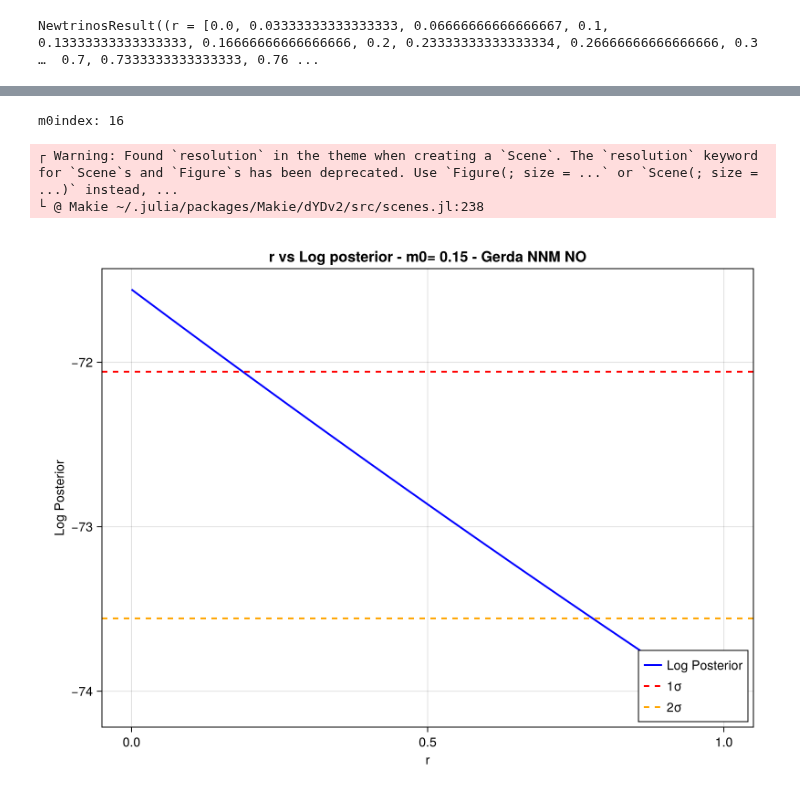
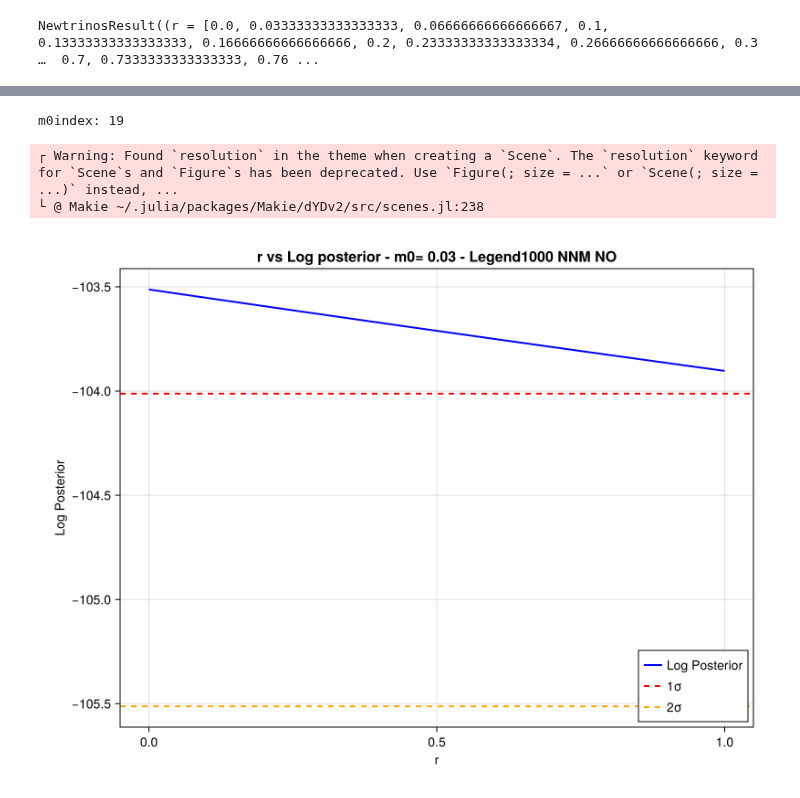
Before and after one commit to philippeller/Newtrinos.jl, a Jupyter notebook: src/experiments/gerda/gerda.ipynb, the cells around one changed output, grey strips where cells are left out. Cells and saved outputs as stored; diff of their text form; code cells hidden in the pictures.

```diff
--- a/src/experiments/gerda/gerda.ipynb
+++ b/src/experiments/gerda/gerda.ipynb
@@ -184,8 +184,8 @@ rindex: 1
 # %%
 
 #value of m0 fixed
-m0fixed =0.15
-m0max=0.3
+m0fixed =0.03
+m0max=0.05
 m0index = round(Int, 31/m0max* m0fixed)
 println("m0index: ", m0index)
 
@@ -201,7 +201,7 @@ fig = Figure(resolution = (800, 600))
 ax = Axis(fig[1, 1],
     xlabel =  String(keys(result.axes)[1]),
     ylabel = "Log Posterior",
-    title = "r vs Log posterior - m0= $m0fixed - Gerda NNM NO",
+    title = "r vs Log posterior - m0= $m0fixed - Legend1000 NNM NO",
     titlesize = 16,
     xlabelsize = 14,
     ylabelsize = 14
@@ -209,33 +209,33 @@ ax = Axis(fig[1, 1],
 
 # Plot the main curve
 lines!(ax, result.axes.r, result.values.log_posterior[:, m0index],
     color = :blue,
     linewidth = 2,
     label = "Log Posterior"
 )
 
 # Add confidence level lines
 hlines!(ax, [sigma_1_threshold],
     color = :red,
     linestyle = :dash,
     linewidth = 2,
     label = "1σ"
 )
 
 hlines!(ax, [sigma_2_threshold],
     color = :orange,
     linestyle = :dash,
     linewidth = 2,
     label = "2σ"
 )
 
 # Add legend
 axislegend(ax, position = :rb)  # right bottom
 
 display("image/png", fig)
-save("/home/sofialon/Newtrinos.jl/aug_plots/gerda/gerda_rLogpost_NNM_IO_N=100_m0=$m0fixed.png", fig)
+save("/home/sofialon/Newtrinos.jl/aug_plots/gerda/legend1000_rLogpost_NNM_NO_N=100_m0=$m0fixed.png", fig)
 # %% [output]
-m0index: 16
+m0index: 19
 ┌ Warning: Found `resolution` in the theme when creating a `Scene`. The `resolution` keyword for `Scene`s and `Figure`s has been deprecated. Use `Figure(; size = ...` or `Scene(; size = ...)` instead, ...
 └ @ Makie ~/.julia/packages/Makie/dYDv2/src/scenes.jl:238
-[figure, old version]
+[figure, new version]
```
Also changed, not shown: parts of 8 cells of this notebook, 16 other files.
